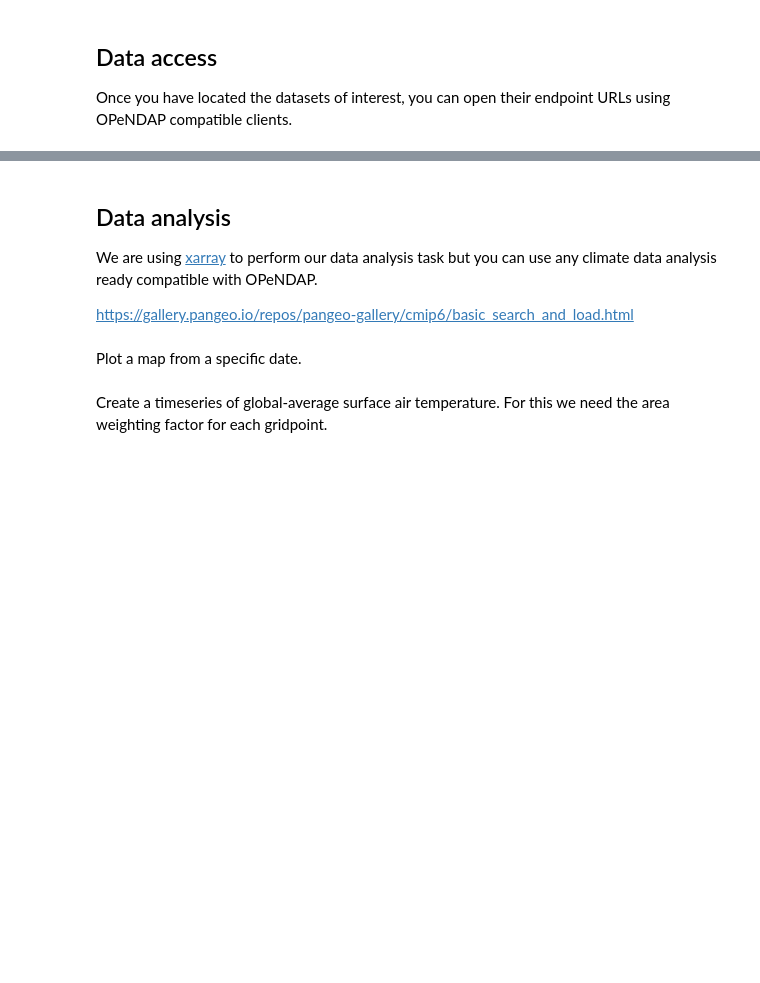
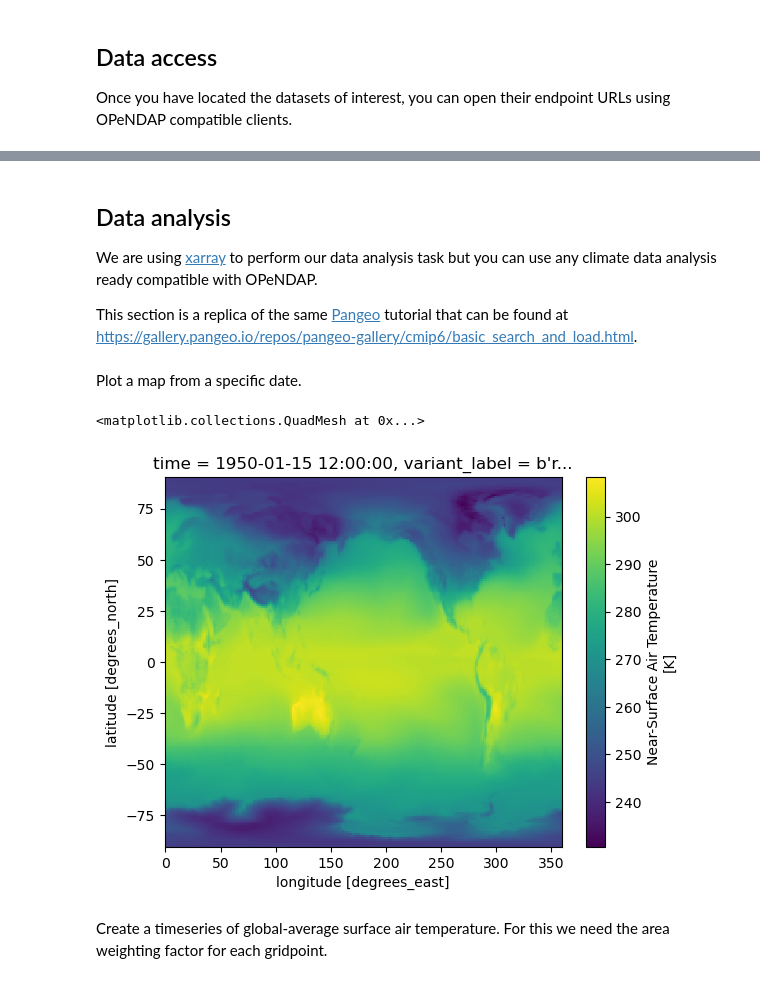
Before and after one commit to zequihg50/science-gateway-esgf, a Jupyter notebook: notebooks/getting-started.ipynb, the cells around one changed output, grey strips where cells are left out. Cells and saved outputs as stored; diff of their text form; code cells hidden in the pictures; blank space fills up the shorter version.

```diff
--- a/notebooks/getting-started.ipynb
+++ b/notebooks/getting-started.ipynb
@@ -44,0 +40,6 @@ We can distinguish replicas from master datasets in the inventory using the colu
+# %%
+# Find a dataset
+subset = df.query("product == 'CMIP' & model == 'CESM2' & experiment == 'historical' & table == 'Amon' & variable == 'tas' & version == 'v20190311'")
+
+# See available data nodes
+subset[["location", "replica"]]
@@ -44,0 +64,4 @@ We can distinguish replicas from master datasets in the inventory using the colu
+# %%
+# Select a data node and get the url
+url = subset.query("replica == 'esgf.ceda.ac.uk'")["location"].iloc[0]
+url
@@ -46,3 +77,6 @@ We can distinguish replicas from master datasets in the inventory using the colu
 ## Data access
 
 Once you have located the datasets of interest, you can open their endpoint URLs using OPeNDAP compatible clients.
+# %%
+ds = xarray.open_dataset(url).chunk({"variant_label": 1, "time": 100})
+ds["tas"]
@@ -51,8 +112,13 @@ Once you have located the datasets of interest, you can open their endpoint URLs
 
 We are using [xarray](https://docs.xarray.dev) to perform our data analysis task but you can use any climate data analysis ready compatible with OPeNDAP.
 
-https://gallery.pangeo.io/repos/pangeo-gallery/cmip6/basic_search_and_load.html
+This section is a replica of the same [Pangeo](https://doi.org/10.1109/MCSE.2021.3059437) tutorial that can be found at [https://gallery.pangeo.io/repos/pangeo-gallery/cmip6/basic_search_and_load.html](https://gallery.pangeo.io/repos/pangeo-gallery/cmip6/basic_search_and_load.html).
 # %% [markdown]
 Plot a map from a specific date.
+# %%
+ds["tas"].sel(time='1950-01', variant_label=b"r9i1p1f1").squeeze().plot()
+# %% [output]
+<matplotlib.collections.QuadMesh at 0x...>
+[figure, added]
 # %% [markdown]
 Create a timeseries of global-average surface air temperature. For this we need the area weighting factor for each gridpoint.
```
Also changed, not shown: parts of 21 cells of this notebook, 21 other files.
